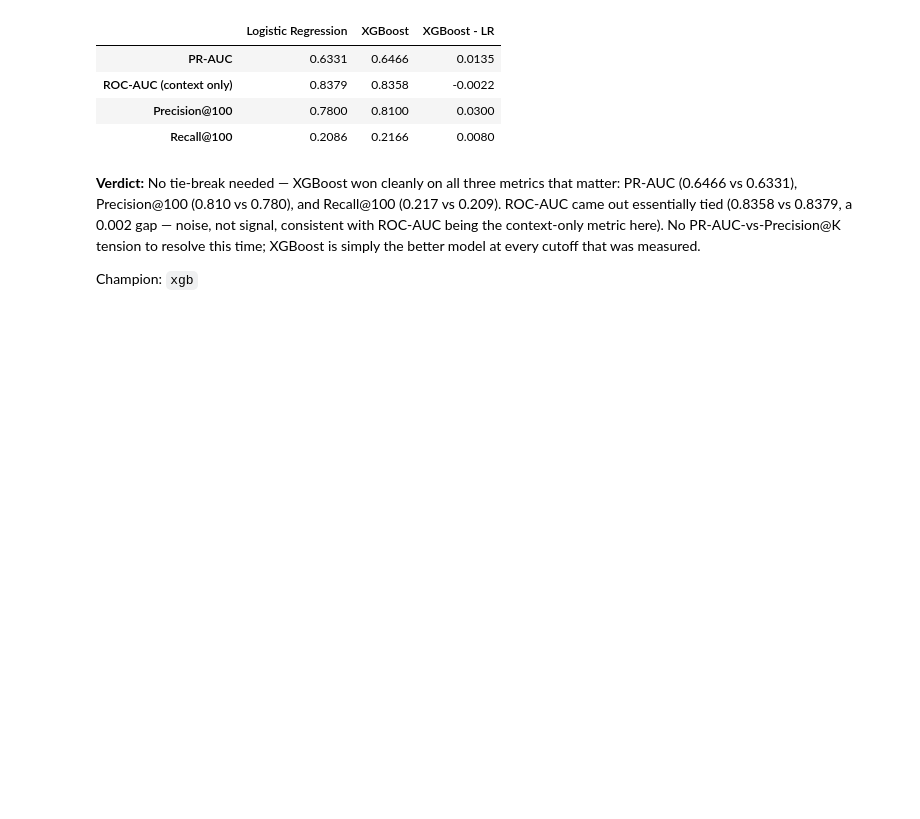
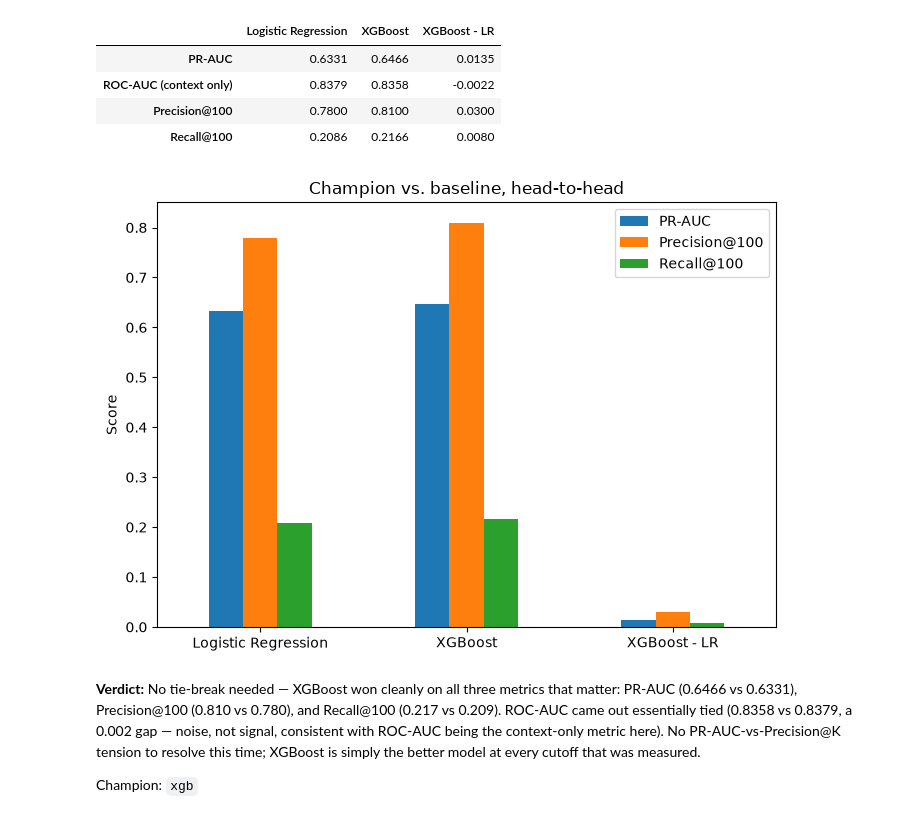
Before and after one commit to kashish-sachdeva-ds/retentionai, a Jupyter notebook: notebooks/07_champion_model.ipynb, the cells around one changed output. Drawn from its saved outputs; the diff is of its cells as text; code cells hidden in the pictures; blank space fills up the shorter version.

```diff
--- a/notebooks/07_champion_model.ipynb
+++ b/notebooks/07_champion_model.ipynb
@@ -67,6 +68,17 @@ comparison.round(4)
 | ROC-AUC (context only) | 0.8379 | 0.8358 | -0.0022 |
 | Precision@100 | 0.7800 | 0.8100 | 0.0300 |
 | Recall@100 | 0.2086 | 0.2166 | 0.0080 |
+# %%
+fig, ax = plt.subplots(figsize=(7, 5))
+comparison.T[["PR-AUC", f"Precision@{k}", f"Recall@{k}"]].plot(kind="bar", ax=ax)
+ax.set_ylabel("Score")
+ax.set_title("Champion vs. baseline, head-to-head")
+ax.legend(title=None)
+plt.xticks(rotation=0)
+plt.tight_layout()
+plt.show()
+# %% [output]
+[figure, added]
 # %% [markdown]
 **Verdict:** No tie-break needed — XGBoost won cleanly on all three
 metrics that matter: PR-AUC (0.6466 vs 0.6331), Precision@100 (0.810 vs
```
Also changed, not shown: parts of 2 cells of this notebook, 1 other file.
